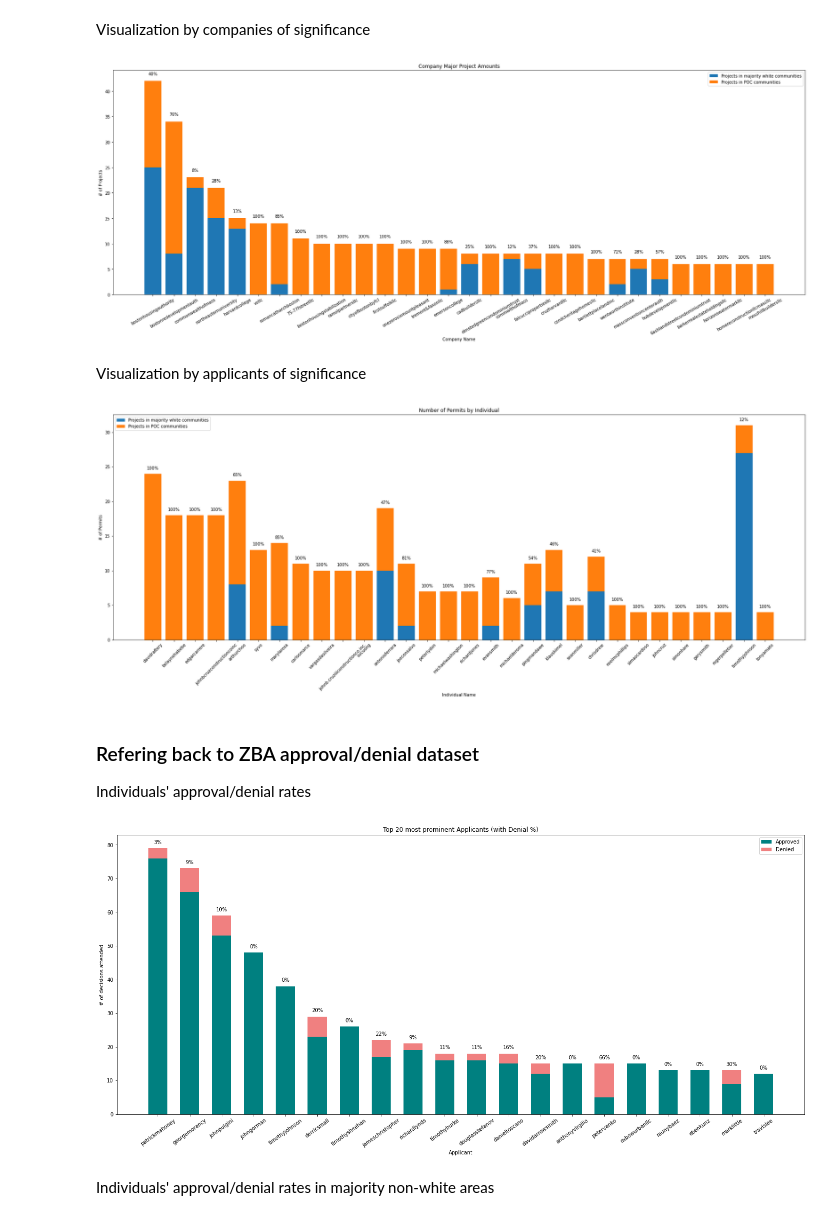
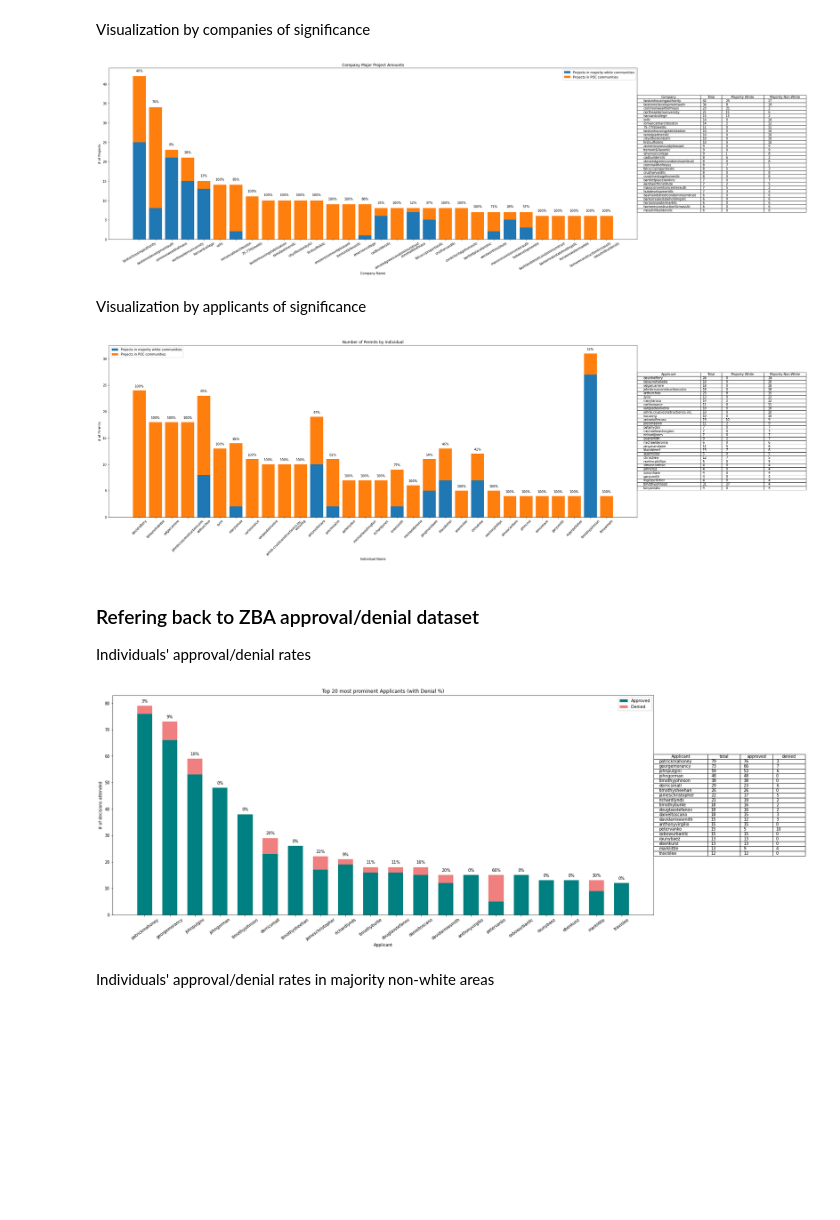
Before and after one commit to BU-Spark/CS506-Fall2020-Projects, a Jupyter notebook: bay_state_banner/deliverable_3/deliverable_3.ipynb, the cells around one changed output. Cells and saved outputs as stored; diff of their text form; code cells hidden in the pictures; blank space fills up the shorter version.

```diff
--- a/bay_state_banner/deliverable_3/deliverable_3.ipynb
+++ b/bay_state_banner/deliverable_3/deliverable_3.ipynb
@@ -93,5 +94,7 @@ if not data_loaded:
     decisions_with_demos = generate_decisions_with_demos()
 # %% [markdown]
 ## Analysis & Visualization
+# %%
+pdf = PdfPages('charts.out.pdf')
 # %% [markdown]
 Plot decision approval/denials in majority white and non-white areas
@@ -382,29 +412,34 @@ merged_amounts = merged_amounts.rename(columns={"0_x": "Total_Projects", "0_y":
 # %%
 size = 30
 num_projects_POC_community = merged_amounts["POC_Community_Projects"].values[:size]
 num_projects_nonPOC_community = merged_amounts["Total_Projects"].values[:size] - merged_amounts["POC_Community_Projects"].values[:size]
 
 plt.figure(figsize=[30, 10])
 plt.title("Company Major Project Amounts")
 plt.xlabel("Company Name")
 plt.ylabel("# of Projects")
 
 ind = np.arange(size)
 p1 = plt.bar(ind, num_projects_nonPOC_community, label="Projects in majority white communities")
 p2 = plt.bar(ind, num_projects_POC_community, label="Projects in POC communities", bottom=num_projects_nonPOC_community)
 
 plt.legend()
 xtix = [merged_amounts.index[i] for i in range(size)]
 plt.xticks(ind, xtix, rotation = 30)
 
 for i in range(len(p1)):
     rect = p1[i]
     height = rect.get_height()
     plt.text(rect.get_x() + rect.get_width()/2, merged_amounts["Total_Projects"][i] + 1, '%d%%' % ((num_projects_POC_community[i] / merged_amounts["Total_Projects"][i]) * 100), ha='center', va='bottom')
 
+cell_data = [[neigh, tot, n_app, n_den] for neigh,tot,n_app,n_den in zip(merged_amounts["Total_Projects"].index[:size], merged_amounts["Total_Projects"].values[:size], num_projects_nonPOC_community, num_projects_POC_community)]
+table = plt.table(cell_data, cellLoc='left', loc='right', colWidths=[0.12, 0.04, 0.08, 0.08], colLabels=['Company', 'Total', 'Majority White', 'Majority Non-White'])
+table.auto_set_font_size(False)
+
+pdf.savefig(bbox_inches="tight", dpi=300)
 plt.show()
 # %% [output]
-[figure, old version]
+[figure, new version]
 # %% [markdown]
 Visualization by applicants of significance
 # %%
@@ -463,9 +498,14 @@ for i in range(len(p1)):
     height = rect.get_height()
     plt.text(rect.get_x() + rect.get_width()/2, merged_amounts_applicant["Total_Projects"][i] + 0.5, '%d%%' % ((num_projects_POC_community[i] / merged_amounts_applicant["Total_Projects"][i]) * 100), ha='center', va='bottom')
 
+cell_data = [[neigh, tot, n_app, n_den] for neigh,tot,n_app,n_den in zip(merged_amounts_applicant["Total_Projects"].index[:size], merged_amounts_applicant["Total_Projects"].values[:size], num_projects_nonPOC_community, num_projects_POC_community)]
+table = plt.table(cell_data, cellLoc='left', loc='right', colWidths=[0.12, 0.04, 0.08, 0.08], colLabels=['Applicant', 'Total', 'Majority White', 'Majority Non-White'])
+table.auto_set_font_size(False)
+
+pdf.savefig(bbox_inches="tight", dpi=300)
 plt.show()
 # %% [output]
-[figure, old version]
+[figure, new version]
 # %% [markdown]
 ### Refering back to ZBA approval/denial dataset
 
@@ -514,9 +554,14 @@ for i in range(len(p1)):
             '%d%%' % ((apps_num_denied[i] / (apps_num_denied[i] + apps_num_approved[i])) * 100),
             ha='center', va='bottom')
 
+cell_data = [[neigh, tot, n_app, n_den] for neigh,tot,n_app,n_den in zip(grouped_apps_all_stats.index, grouped_apps_all_stats['total'].values, apps_num_approved, apps_num_denied)]
+table = plt.table(cell_data, cellLoc='left', loc='right', colWidths=[0.1, 0.06, 0.06, 0.06], colLabels=['Applicant', 'total', 'approved', 'denied'])
+table.auto_set_font_size(False)
+
+pdf.savefig(bbox_inches="tight", dpi=300)
 plt.show()
 # %% [output]
-[figure, old version]
+[figure, new version]
 # %% [markdown]
 Individuals' approval/denial rates in majority non-white areas
 # %%
```
Also changed, not shown: parts of 8 cells of this notebook, 3 other files.
